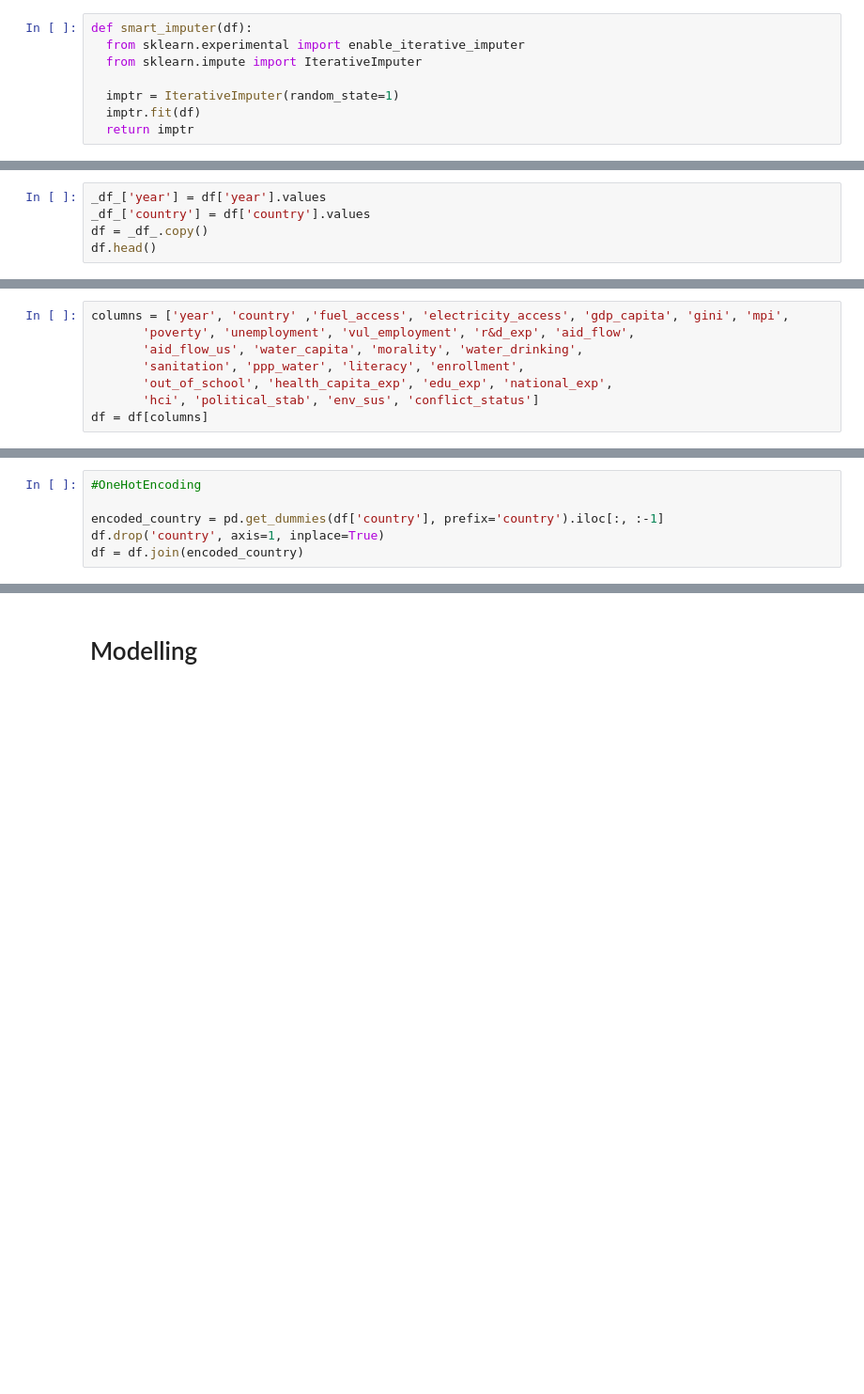
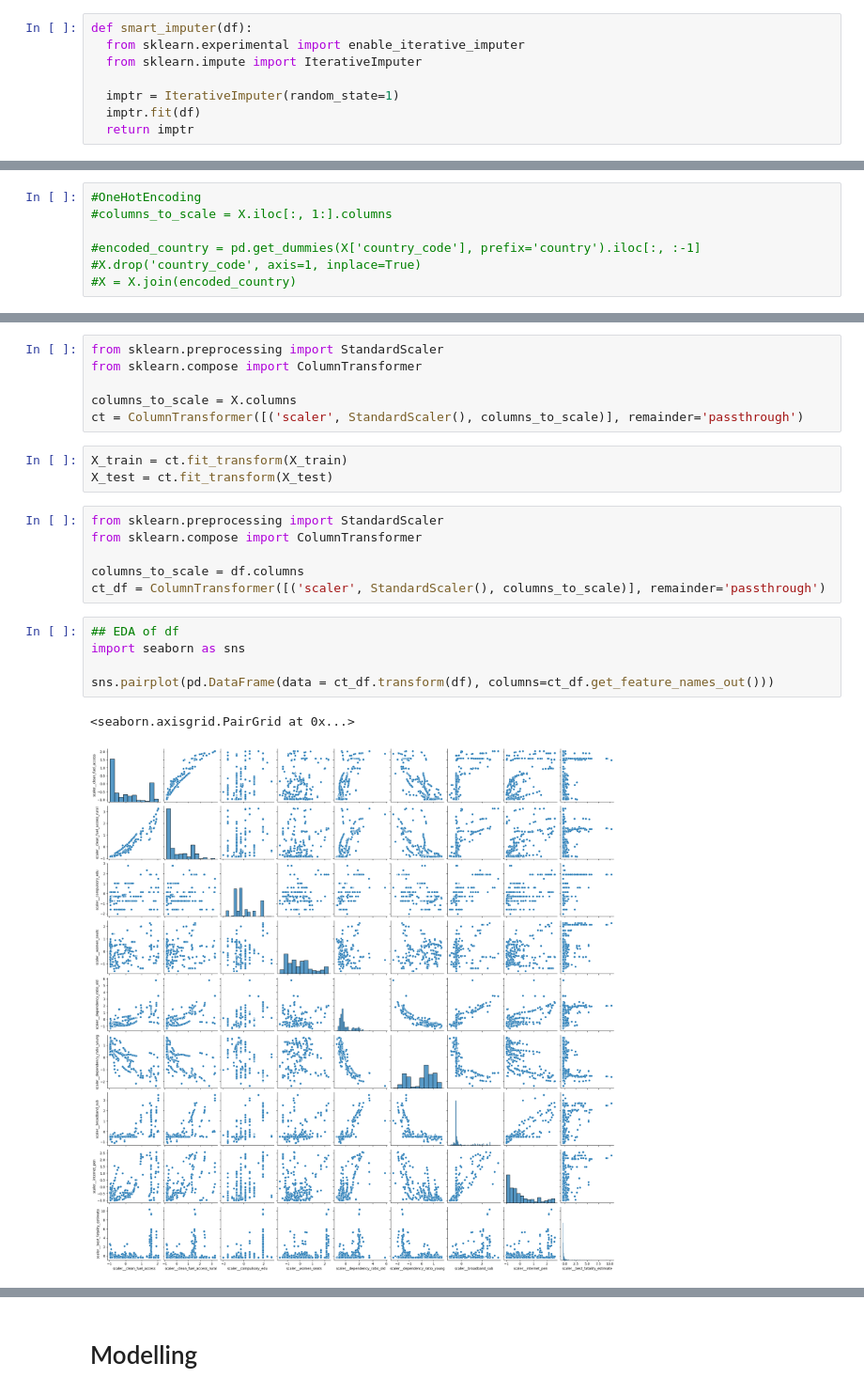
Before and after one commit to shahiryar/conflict-modelling, a Jupyter notebook: Conflict_Prediction.ipynb, the cells around one changed output, grey strips where cells are left out. Shown at 94% size. Saved outputs shown, nothing was run; the diff lists cells and outputs as text; blank space fills up the shorter version.

```diff
--- a/Conflict_Prediction.ipynb
+++ b/Conflict_Prediction.ipynb
@@ -286,5 +327,0 @@ _df_.head()
-# %%
-_df_['year'] = df['year'].values
-_df_['country'] = df['country'].values
-df = _df_.copy()
-df.head()
@@ -299,8 +327,0 @@ df.head()
-# %%
-columns = ['year', 'country' ,'fuel_access', 'electricity_access', 'gdp_capita', 'gini', 'mpi',
-       'poverty', 'unemployment', 'vul_employment', 'r&d_exp', 'aid_flow',
-       'aid_flow_us', 'water_capita', 'morality', 'water_drinking',
-       'sanitation', 'ppp_water', 'literacy', 'enrollment',
-       'out_of_school', 'health_capita_exp', 'edu_exp', 'national_exp',
-       'hci', 'political_stab', 'env_sus', 'conflict_status']
-df = df[columns]
@@ -319,6 +353,7 @@ df.head()
 # %%
 #OneHotEncoding
+#columns_to_scale = X.iloc[:, 1:].columns
 
-encoded_country = pd.get_dummies(df['country'], prefix='country').iloc[:, :-1]
-df.drop('country', axis=1, inplace=True)
-df = df.join(encoded_country)
+#encoded_country = pd.get_dummies(X['country_code'], prefix='country').iloc[:, :-1]
+#X.drop('country_code', axis=1, inplace=True)
+#X = X.join(encoded_country)
@@ -342,0 +372,23 @@ df.head()
+# %%
+from sklearn.preprocessing import StandardScaler
+from sklearn.compose import ColumnTransformer
+
+columns_to_scale = X.columns
+ct = ColumnTransformer([('scaler', StandardScaler(), columns_to_scale)], remainder='passthrough')
+# %%
+X_train = ct.fit_transform(X_train)
+X_test = ct.fit_transform(X_test)
+# %%
+from sklearn.preprocessing import StandardScaler
+from sklearn.compose import ColumnTransformer
+
+columns_to_scale = df.columns
+ct_df = ColumnTransformer([('scaler', StandardScaler(), columns_to_scale)], remainder='passthrough')
+# %%
+## EDA of df
+import seaborn as sns
+
+sns.pairplot(pd.DataFrame(data = ct_df.transform(df), columns=ct_df.get_feature_names_out()))
+# %% [output]
+<seaborn.axisgrid.PairGrid at 0x...>
+[figure, added]
```
Also changed, not shown: parts of 155 cells of this notebook.
